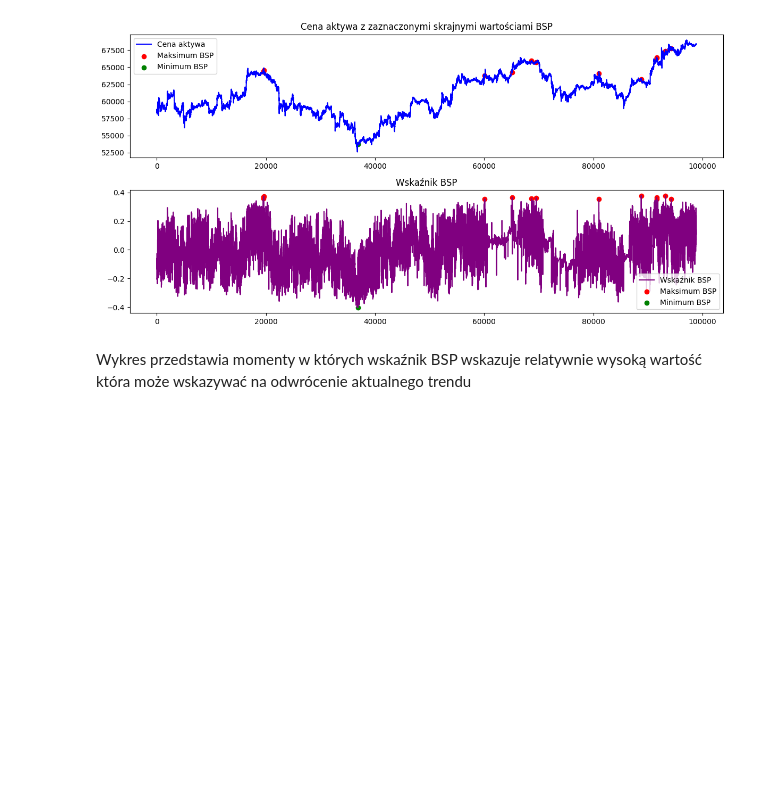
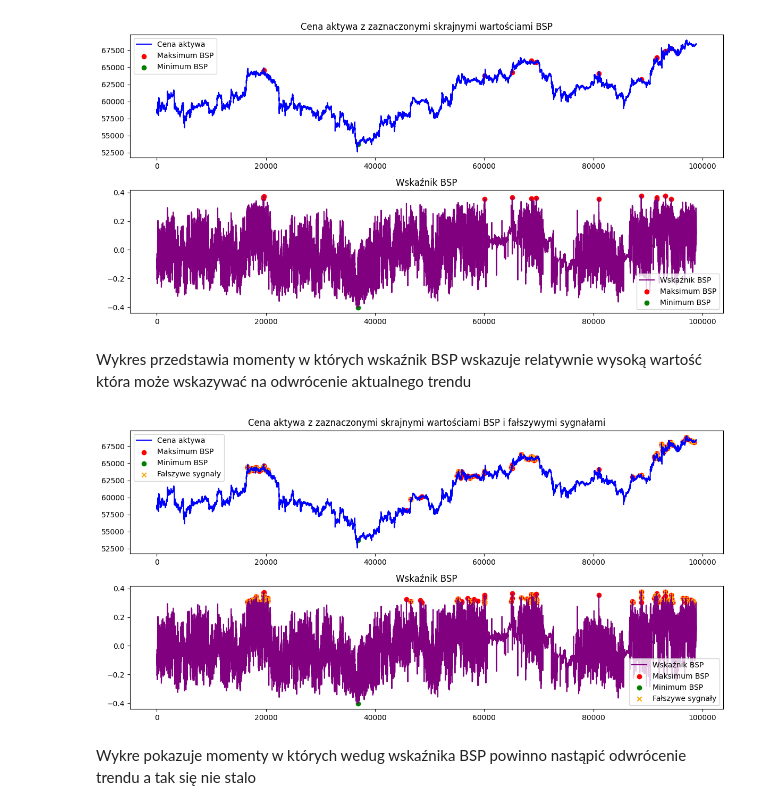
Before and after one commit to Kuba1710/EDA, a Jupyter notebook: src/main.ipynb, the cells around one changed output. Drawn from its saved outputs; the diff is of its cells as text; code cells hidden in the pictures; blank space fills up the shorter version.

Commit message:
false signals

```diff
--- a/src/main.ipynb
+++ b/src/main.ipynb
@@ -96,3 +88,65 @@ plt.show()
 [figure]
 # %% [markdown]
 Wykres przedstawia momenty w których wskaźnik BSP wskazuje relatywnie wysoką wartość która może wskazywać na odwrócenie aktualnego trendu
+# %%
+import os
+import json
+import pandas as pd
+import matplotlib.pyplot as plt
+
+# Parametry analizy
+BSP_THRESHOLD = 0.3  # Próg wskaźnika BSP do analizy
+LOOKAHEAD_STEPS = 5   # Ilość świec po przekroczeniu progu do analizy
+
+data = load_data("../data/data-crypto-BTCUSDT-1m.json")
+df = pd.DataFrame(data)
+
+df["c"] = pd.to_numeric(df["c"], errors='coerce')
+df["ob_10_p_c"] = pd.to_numeric(df["ob_10_p_c"], errors='coerce')
+
+df.dropna(inplace=True)
+
+# Analiza przekroczenia progu BSP (maksimum)
+threshold_crossings_max = df[df['ob_10_p_c'] > BSP_THRESHOLD]
+
+# Analiza przekroczenia minimum BSP w danym zakresie
+BSP_MIN_RANGE = df['ob_10_p_c'].min()
+threshold_crossings_min = df[df['ob_10_p_c'] <= BSP_MIN_RANGE]
+
+# Identyfikacja momentów, gdy cena nie zmienia trendu po skrajnych wartościach BSP
+false_signals = []
+indices = df.index.to_list()
+
+for idx in threshold_crossings_max.index:
+    idx_pos = indices.index(idx)
+    if idx_pos + LOOKAHEAD_STEPS < len(df):
+        future_price = df.iloc[idx_pos + LOOKAHEAD_STEPS]["c"]
+        current_price = df.iloc[idx_pos]["c"]
+        if (future_price > current_price and df.iloc[idx_pos]["ob_10_p_c"] > BSP_THRESHOLD) or \
+           (future_price < current_price and df.iloc[idx_pos]["ob_10_p_c"] <= BSP_MIN_RANGE):
+            continue  # Cena zmieniła trend zgodnie z oczekiwaniem
+        false_signals.append(idx)
+
+plt.figure(figsize=(12, 6))
+plt.subplot(2, 1, 1)
+plt.plot(df.index, df['c'], label="Cena aktywa", color='blue')
+plt.scatter(threshold_crossings_max.index, threshold_crossings_max['c'], color='red', label='Maksimum BSP', marker='o')
+plt.scatter(threshold_crossings_min.index, threshold_crossings_min['c'], color='green', label='Minimum BSP', marker='o')
+plt.scatter(false_signals, df.loc[false_signals, 'c'], color='orange', label='Fałszywe sygnały', marker='x')
+plt.legend()
+plt.title("Cena aktywa z zaznaczonymi skrajnymi wartościami BSP i fałszywymi sygnałami")
+
+plt.subplot(2, 1, 2)
+plt.plot(df.index, df['ob_10_p_c'], label="Wskaźnik BSP", color='purple')
+plt.scatter(threshold_crossings_max.index, threshold_crossings_max['ob_10_p_c'], color='red', label='Maksimum BSP', marker='o')
+plt.scatter(threshold_crossings_min.index, threshold_crossings_min['ob_10_p_c'], color='green', label='Minimum BSP', marker='o')
+plt.scatter(false_signals, df.loc[false_signals, 'ob_10_p_c'], color='orange', label='Fałszywe sygnały', marker='x')
+plt.legend()
+plt.title("Wskaźnik BSP")
+
+plt.tight_layout()
+plt.show()
+# %% [output]
+[figure, added]
+# %% [markdown]
+Wykre pokazuje momenty w których wedug wskaźnika BSP powinno nastąpić odwrócenie trendu a tak się nie stalo
```
Also changed, not shown: parts of 1 cell of this notebook.
